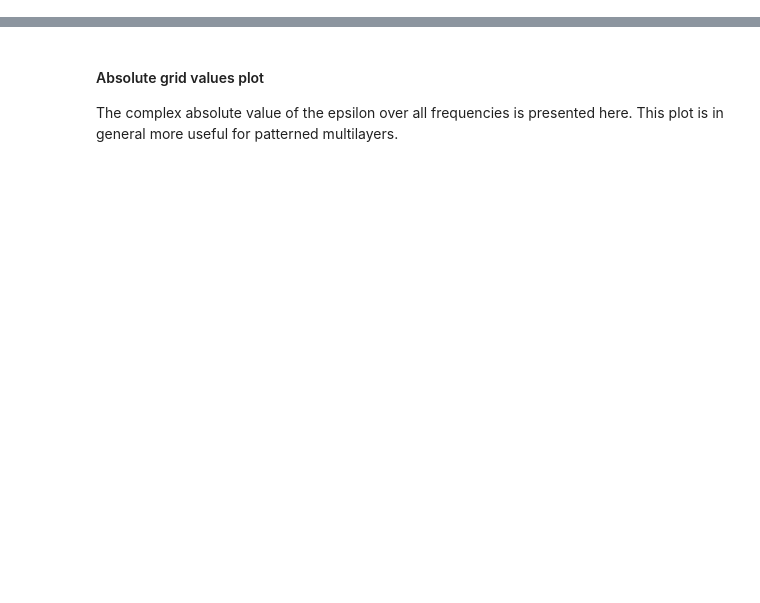
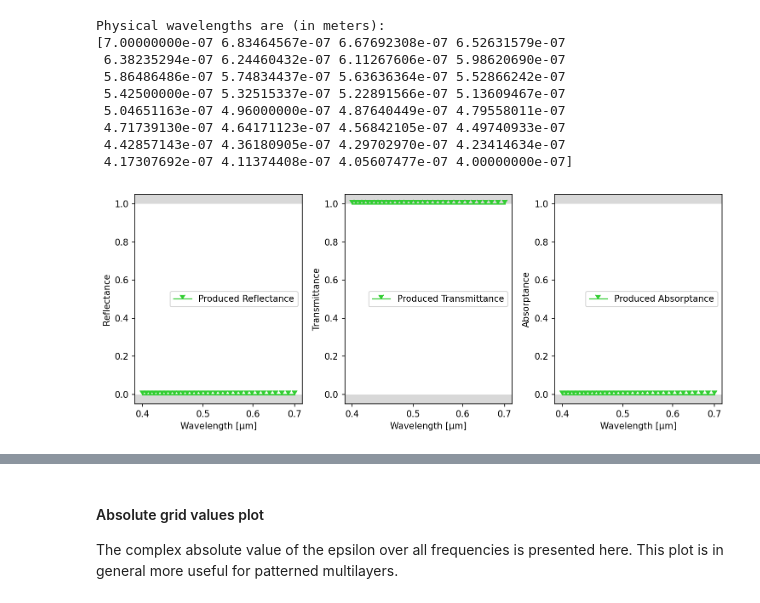
Before and after one commit to esa/NIDN, a Jupyter notebook: notebooks/3 - Perfect Anti-Reflection.ipynb, the cells around one changed output, grey strips where cells are left out. Saved outputs shown, nothing was run; the diff lists cells and outputs as text; code cells hidden in the pictures; blank space fills up the shorter version.

```diff
--- a/notebooks/3 - Perfect Anti-Reflection.ipynb
+++ b/notebooks/3 - Perfect Anti-Reflection.ipynb
@@ -11,28 +14,40 @@ import nidn
 # %%
 # Load default cfg as starting point
 cfg = nidn.load_default_cfg()
 
 # Specify your desired range of wavelengths
-cfg.physical_wavelength_range[0] = 1.8 * 299792.458
-cfg.physical_wavelength_range[1] = 2.2 * 299792.458
-cfg.TRCWA_PER_LAYER_THICKNESS = [1.]
-cfg.TRCWA_L_grid = [[10000.0,0.],[0.,10000.0]]
+cfg.physical_wavelength_range[0] = 0.4e-6
+cfg.physical_wavelength_range[1] = 0.7e-6
+cfg.TRCWA_PER_LAYER_THICKNESS = [0.1]
+cfg.TRCWA_BOTTOM_LAYER_EPS = 16.0
+cfg.TRCWA_L_grid = [[1.0,0.],[0.,1.0]]
 
 # Let's investigate 32 frequency points
 cfg.N_freq = 32
 
 # Currently, the target spectra is set manually as a list of numbers
 cfg.target_reflectance_spectrum =   32*[0.0]
 cfg.target_transmittance_spectrum = 32*[1.0]
 # Since R + T + A = 1, we only need to give the reflectance and transmittance (absorptance is implicit)
 
 nidn.plot_spectrum(cfg,
                    cfg.target_reflectance_spectrum,
                    cfg.target_transmittance_spectrum)
 
 physical_wls, normalized_freqs = nidn.get_frequency_points(cfg)
 print("Physical wavelengths are (in meters):")
 print(physical_wls)
+# %% [output]
+Physical wavelengths are (in meters):
+[7.00000000e-07 6.83464567e-07 6.67692308e-07 6.52631579e-07
+ 6.38235294e-07 6.24460432e-07 6.11267606e-07 5.98620690e-07
+ 5.86486486e-07 5.74834437e-07 5.63636364e-07 5.52866242e-07
+ 5.42500000e-07 5.32515337e-07 5.22891566e-07 5.13609467e-07
+ 5.04651163e-07 4.96000000e-07 4.87640449e-07 4.79558011e-07
+ 4.71739130e-07 4.64171123e-07 4.56842105e-07 4.49740933e-07
+ 4.42857143e-07 4.36180905e-07 4.29702970e-07 4.23414634e-07
+ 4.17307692e-07 4.11374408e-07 4.05607477e-07 4.00000000e-07]
+[figure, added]
 # %%
 cfg.pop("model",None); # Forget the old model
 cfg.Nx = 1 # Set layer size  to 1x1 (interpreted as uniform)
```
Also changed, not shown: parts of 28 cells of this notebook, 3 other files.
